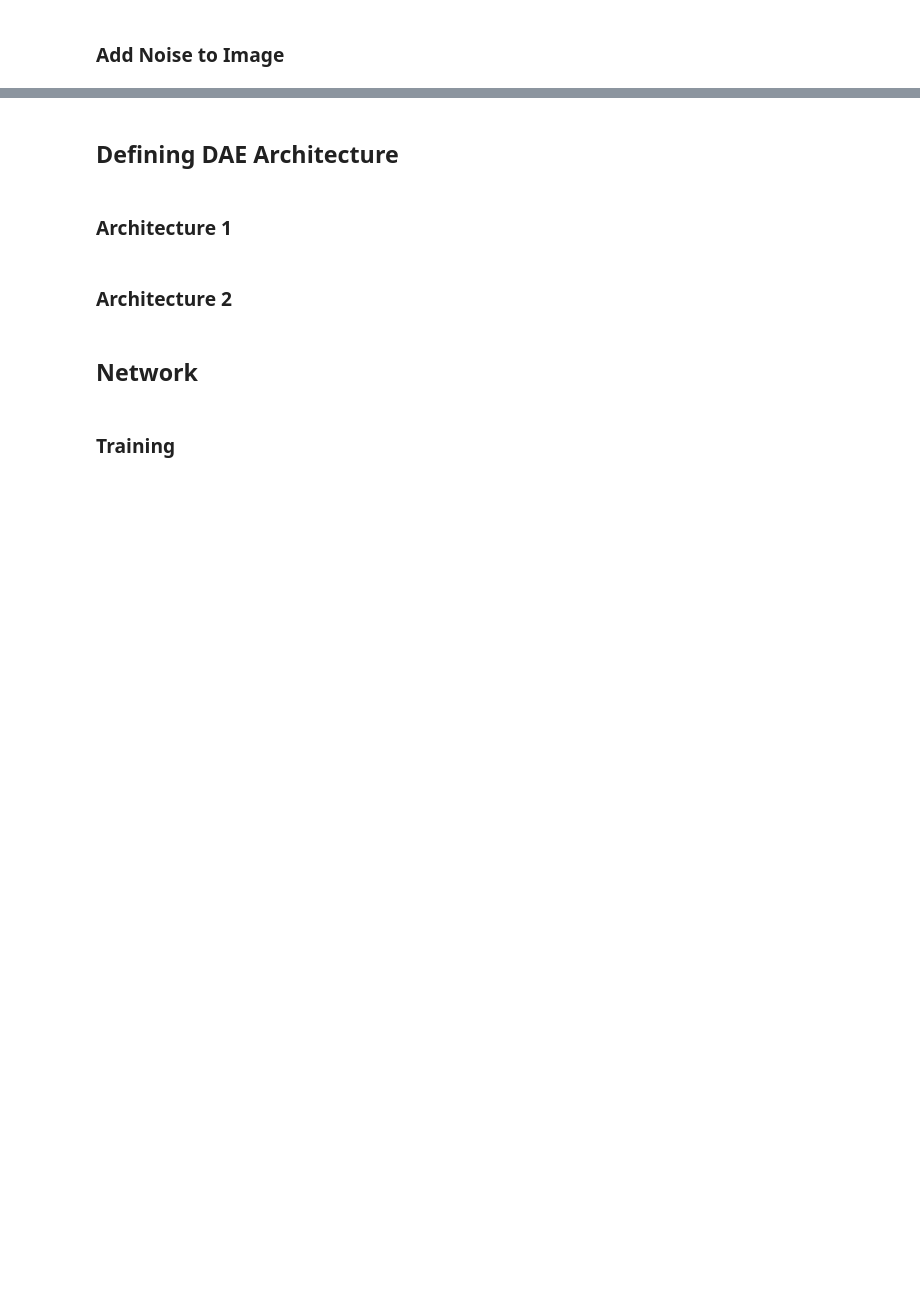
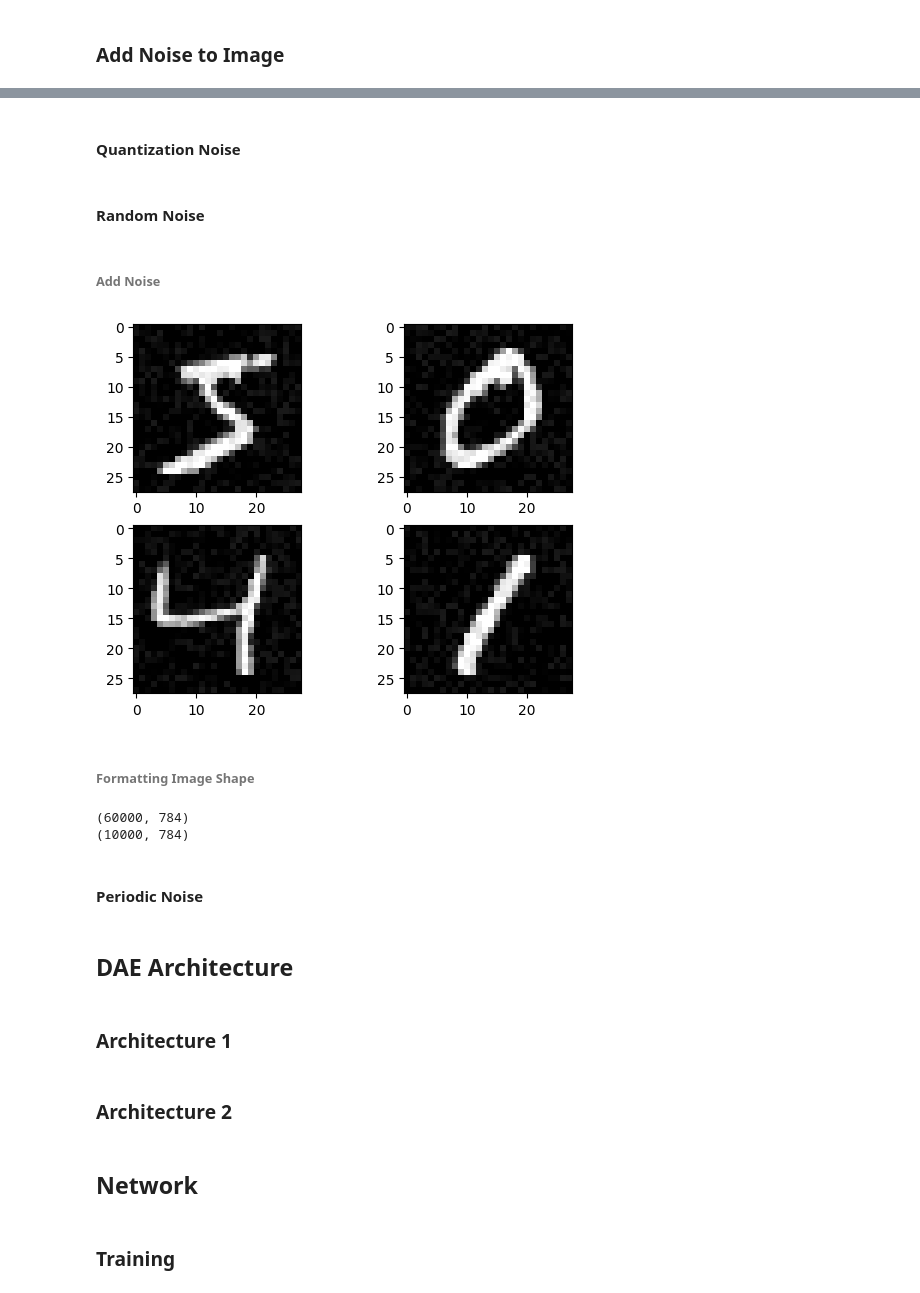
Before and after one commit to adi-ghosh/DAENoiseProfile, a Jupyter notebook: Noise Profile.ipynb, the cells around one changed output, grey strips where cells are left out. Drawn from its saved outputs; the diff is of its cells as text; code cells hidden in the pictures; blank space fills up the shorter version.

```diff
--- a/Noise Profile.ipynb
+++ b/Noise Profile.ipynb
@@ -56,5 +125,55 @@ plt.show()
+# %% [markdown]
+#### Quantization Noise
+# %% [markdown]
+#### Random Noise
+# %% [markdown]
+###### Add Noise
+# %%
+noise_factor = 0.25
+MNIST_x_train_random=[]
+MNIST_x_test_random=[]
+intensity = noise_factor*100
+for i in range(0,MNIST_X_train.shape[0]):
+    noisy_image = MNIST_X_train[i].copy()
+    noise = np.random.randint(-intensity, intensity + 1, noisy_image.shape)
+    noisy_image = np.clip(noisy_image + noise, 0, 255).astype(np.uint8)
+    MNIST_x_train_random.append(noisy_image)
+for i in range(0,MNIST_X_test.shape[0]):
+    noisy_image = MNIST_X_test[i].copy()
+    noise = np.random.randint(-intensity, intensity + 1, noisy_image.shape)
+    noisy_image = np.clip(noisy_image + noise, 0, 255).astype(np.uint8)
+    MNIST_x_test_random.append(noisy_image)
+MNIST_x_train_random = np.array(MNIST_x_train_random)
+MNIST_x_test_random = np.array(MNIST_x_test_random)
+plt.subplot(221)
+plt.imshow(MNIST_x_train_random[0], cmap=plt.get_cmap('gray'))
+plt.subplot(222)
+plt.imshow(MNIST_x_train_random[1], cmap=plt.get_cmap('gray'))
+plt.subplot(223)
+plt.imshow(MNIST_x_train_random[2], cmap=plt.get_cmap('gray'))
+plt.subplot(224)
+plt.imshow(MNIST_x_train_random[3], cmap=plt.get_cmap('gray'))
+# show the plot
+plt.show()
+# %% [output]
+[figure, added]
+# %% [markdown]
+###### Formatting Image Shape
+# %%
+num_pixels = MNIST_x_train_random.shape[1] * MNIST_x_train_random.shape[2]
+MNIST_x_train_random = MNIST_x_train_random.reshape(MNIST_x_train_random.shape[0], num_pixels).astype('float32')
+MNIST_x_test_random = MNIST_x_test_uniform.reshape(MNIST_x_test_random.shape[0], num_pixels).astype('float32')
+MNIST_x_train_random = MNIST_x_train_random / 255
+MNIST_x_test_random = MNIST_x_test_random / 255
+print(MNIST_x_train_random.shape)
+print(MNIST_x_test_random.shape)
+# %% [output]
+(60000, 784)
+(10000, 784)
+# %% [markdown]
+#### Periodic Noise
 # %% [markdown]
-## Defining DAE Architecture
+## DAE Architecture
 # %% [markdown]
 ### Architecture 1
 # %%
```
Also changed, not shown: parts of 18 cells of this notebook.
